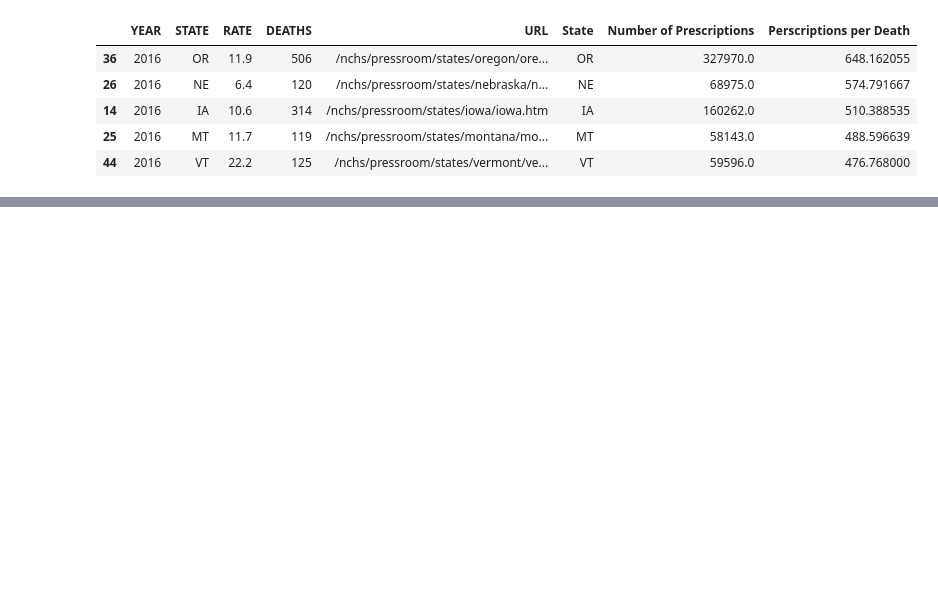
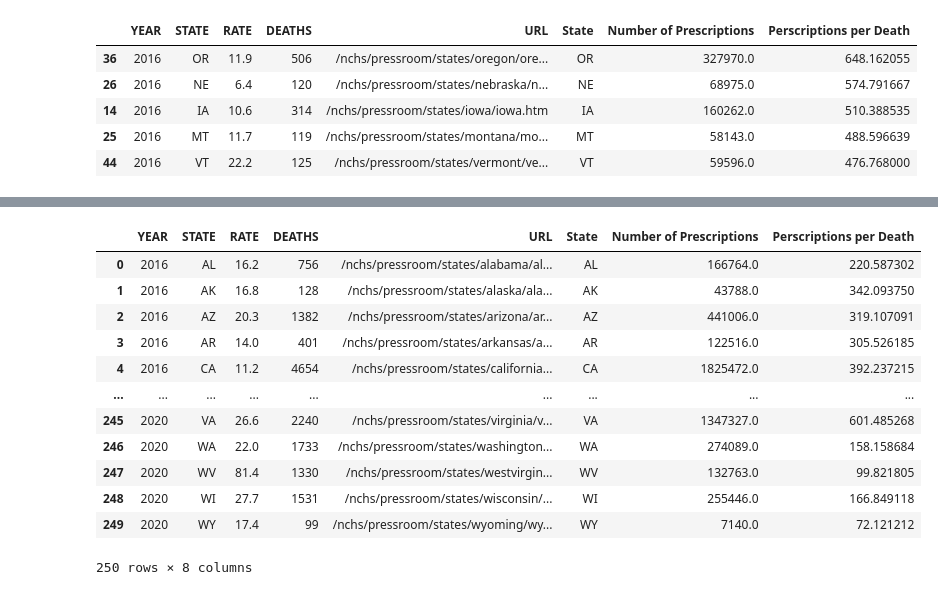
Before and after one commit to Dphills741/Da7-Capstone-Template, a Jupyter notebook: Scripts/drug_utilization.ipynb, the cells around one changed output, grey strips where cells are left out. Drawn from its saved outputs; the diff is of its cells as text; code cells hidden in the pictures; blank space fills up the shorter version.

```diff
--- a/Scripts/drug_utilization.ipynb
+++ b/Scripts/drug_utilization.ipynb
@@ -249,0 +233,5 @@ morality_2020.nsmallest(5, 'Perscriptions per Death')
+# %%
+total_drugs_mortality = morality_2016.append(morality_2017, ignore_index=True)
+total_drugs_mortality = total_drugs_mortality.append(morality_2018, ignore_index=True)
+total_drugs_mortality = total_drugs_mortality.append(morality_2019, ignore_index=True)
+total_drugs_mortality = total_drugs_mortality.append(morality_2020, ignore_index=True)
@@ -249,0 +240,16 @@ morality_2020.nsmallest(5, 'Perscriptions per Death')
+# %%
+total_drugs_mortality
+# %% [output]
+|  | YEAR | STATE | RATE | DEATHS | URL | State | Number of Prescriptions | Perscriptions per Death |
+| 0 | 2016 | AL | 16.2 | 756 | /nchs/pressroom/states/alabama/al... | AL | 166764.0 | 220.587302 |
+| 1 | 2016 | AK | 16.8 | 128 | /nchs/pressroom/states/alaska/ala... | AK | 43788.0 | 342.093750 |
+| 2 | 2016 | AZ | 20.3 | 1382 | /nchs/pressroom/states/arizona/ar... | AZ | 441006.0 | 319.107091 |
+| 3 | 2016 | AR | 14.0 | 401 | /nchs/pressroom/states/arkansas/a... | AR | 122516.0 | 305.526185 |
+| 4 | 2016 | CA | 11.2 | 4654 | /nchs/pressroom/states/california... | CA | 1825472.0 | 392.237215 |
+| ... | ... | ... | ... | ... | ... | ... | ... | ... |
+| 245 | 2020 | VA | 26.6 | 2240 | /nchs/pressroom/states/virginia/v... | VA | 1347327.0 | 601.485268 |
+| 246 | 2020 | WA | 22.0 | 1733 | /nchs/pressroom/states/washington... | WA | 274089.0 | 158.158684 |
+| 247 | 2020 | WV | 81.4 | 1330 | /nchs/pressroom/states/westvirgin... | WV | 132763.0 | 99.821805 |
+| 248 | 2020 | WI | 27.7 | 1531 | /nchs/pressroom/states/wisconsin/... | WI | 255446.0 | 166.849118 |
+| 249 | 2020 | WY | 17.4 | 99 | /nchs/pressroom/states/wyoming/wy... | WY | 7140.0 | 72.121212 |
+250 rows × 8 columns
```
Also changed, not shown: parts of 8 cells of this notebook.
